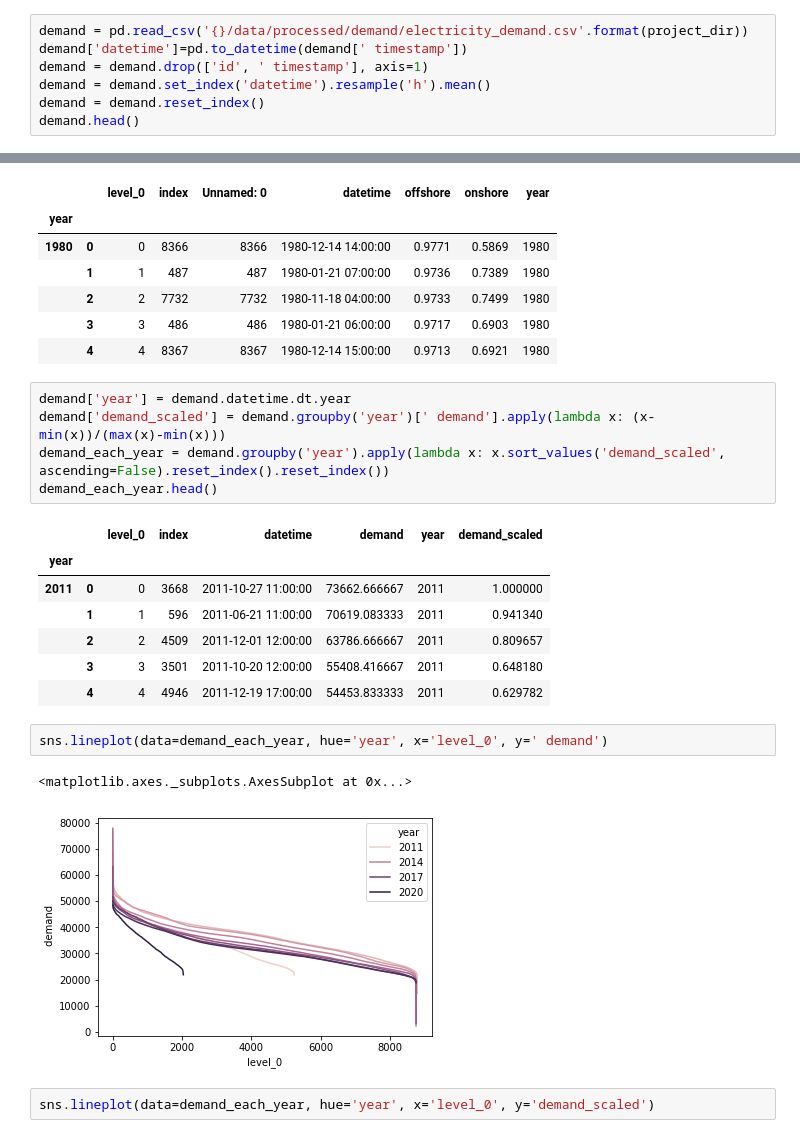
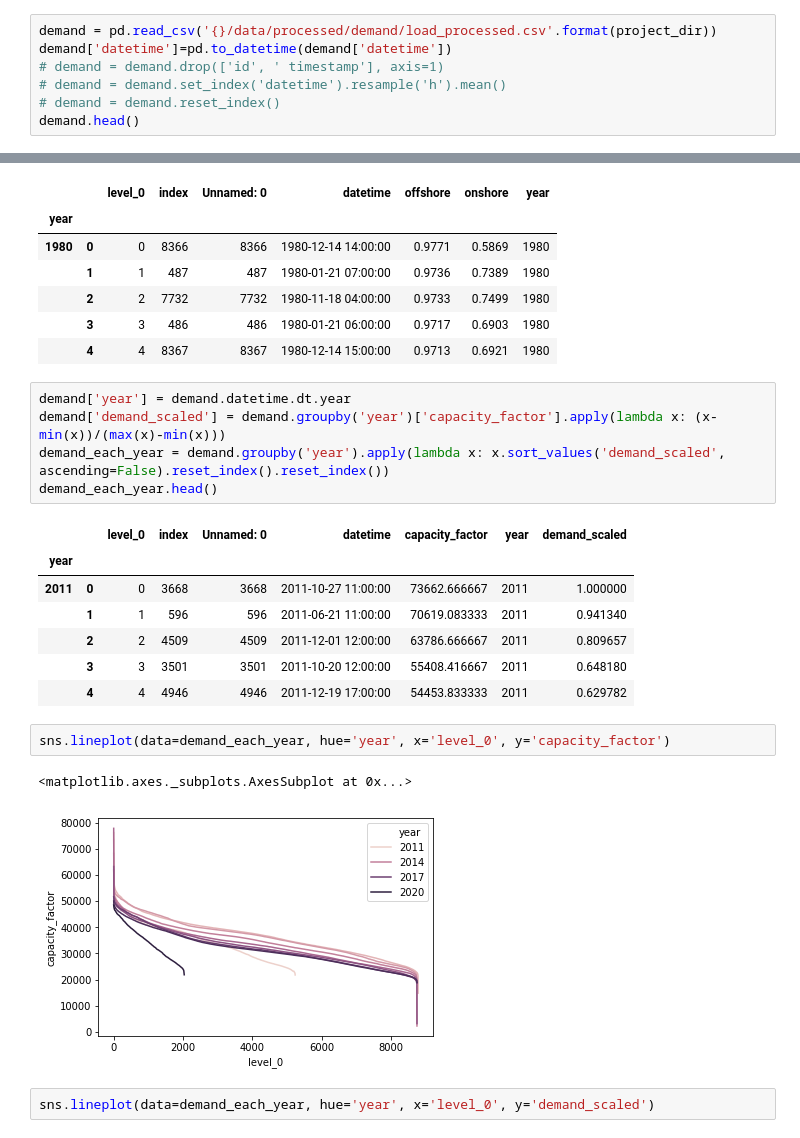
Before and after one commit to alexanderkell/temporal_granularity, a Jupyter notebook: notebooks/metrics/4.0-ajmk-comparing-years.ipynb, the cells around one changed output, grey strips where cells are left out. Saved outputs shown, nothing was run; the diff lists cells and outputs as text.

```diff
--- a/notebooks/metrics/4.0-ajmk-comparing-years.ipynb
+++ b/notebooks/metrics/4.0-ajmk-comparing-years.ipynb
@@ -33,10 +33,10 @@ wind.head()
 | 3 | 3 | 1980-01-01 03:00:00 | 0.2920 | 0.1470 |
 | 4 | 4 | 1980-01-01 04:00:00 | 0.3039 | 0.1489 |
 # %%
-demand = pd.read_csv('{}/data/processed/demand/electricity_demand.csv'.format(project_dir))
-demand['datetime']=pd.to_datetime(demand[' timestamp'])
-demand = demand.drop(['id', ' timestamp'], axis=1)
-demand = demand.set_index('datetime').resample('h').mean()
-demand = demand.reset_index()
+demand = pd.read_csv('{}/data/processed/demand/load_processed.csv'.format(project_dir))
+demand['datetime']=pd.to_datetime(demand['datetime'])
+# demand = demand.drop(['id', ' timestamp'], axis=1)
+# demand = demand.set_index('datetime').resample('h').mean()
+# demand = demand.reset_index()
 demand.head()
 # %% [output]
@@ -123,22 +123,22 @@ offshore_each_year.head()
 |  | 4 | 4 | 8367 | 8367 | 1980-12-14 15:00:00 | 0.9713 | 0.6921 | 1980 |
 # %%
 demand['year'] = demand.datetime.dt.year
-demand['demand_scaled'] = demand.groupby('year')[' demand'].apply(lambda x: (x-min(x))/(max(x)-min(x)))
+demand['demand_scaled'] = demand.groupby('year')['capacity_factor'].apply(lambda x: (x-min(x))/(max(x)-min(x)))
 demand_each_year = demand.groupby('year').apply(lambda x: x.sort_values('demand_scaled', ascending=False).reset_index().reset_index())
 demand_each_year.head()
 # %% [output]
-|  |  | level_0 | index | datetime | demand | year | demand_scaled |
-| year |  |  |  |  |  |  |  |
-| 2011 | 0 | 0 | 3668 | 2011-10-27 11:00:00 | 73662.666667 | 2011 | 1.000000 |
-|  | 1 | 1 | 596 | 2011-06-21 11:00:00 | 70619.083333 | 2011 | 0.941340 |
-|  | 2 | 2 | 4509 | 2011-12-01 12:00:00 | 63786.666667 | 2011 | 0.809657 |
-|  | 3 | 3 | 3501 | 2011-10-20 12:00:00 | 55408.416667 | 2011 | 0.648180 |
-|  | 4 | 4 | 4946 | 2011-12-19 17:00:00 | 54453.833333 | 2011 | 0.629782 |
+|  |  | level_0 | index | Unnamed: 0 | datetime | capacity_factor | year | demand_scaled |
+| year |  |  |  |  |  |  |  |  |
+| 2011 | 0 | 0 | 3668 | 3668 | 2011-10-27 11:00:00 | 73662.666667 | 2011 | 1.000000 |
+|  | 1 | 1 | 596 | 596 | 2011-06-21 11:00:00 | 70619.083333 | 2011 | 0.941340 |
+|  | 2 | 2 | 4509 | 4509 | 2011-12-01 12:00:00 | 63786.666667 | 2011 | 0.809657 |
+|  | 3 | 3 | 3501 | 3501 | 2011-10-20 12:00:00 | 55408.416667 | 2011 | 0.648180 |
+|  | 4 | 4 | 4946 | 4946 | 2011-12-19 17:00:00 | 54453.833333 | 2011 | 0.629782 |
 # %%
-sns.lineplot(data=demand_each_year, hue='year', x='level_0', y=' demand')
+sns.lineplot(data=demand_each_year, hue='year', x='level_0', y='capacity_factor')
 # %% [output]
 <matplotlib.axes._subplots.AxesSubplot at 0x...>
-[figure, old version]
+[figure, new version]
 # %%
 sns.lineplot(data=demand_each_year, hue='year', x='level_0', y='demand_scaled')
 # %% [output]
```
Also changed, not shown: parts of 2 cells of this notebook, 4 other files.
